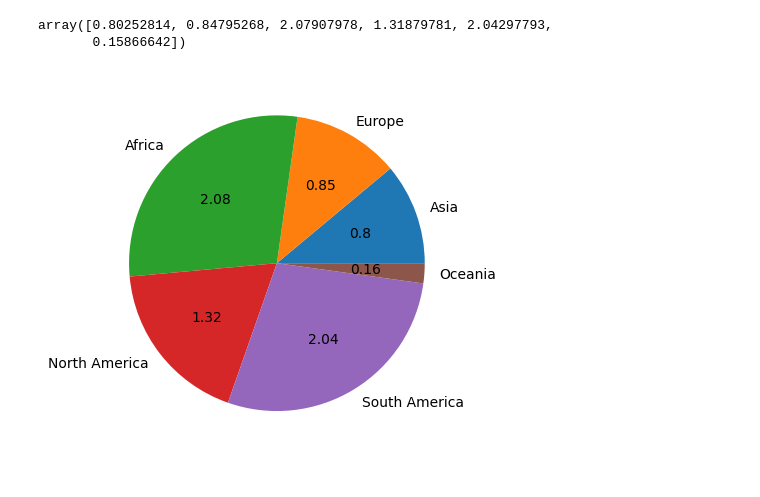
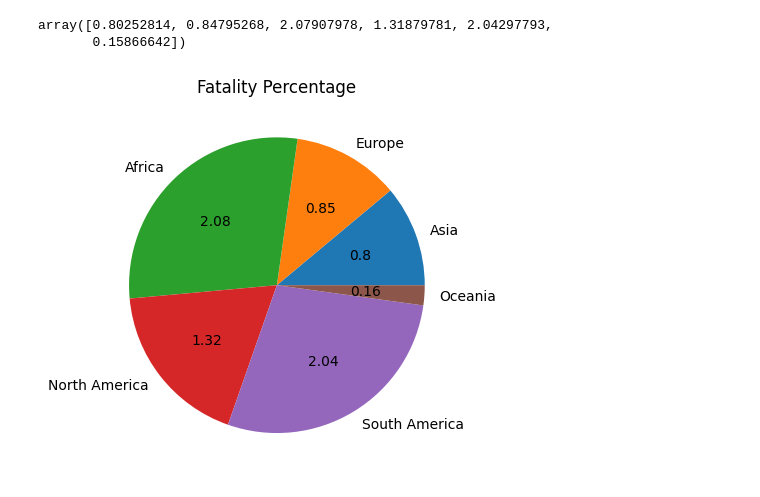
Before and after one commit to Chumardo/covid_cases_visualization, a Jupyter notebook: main.ipynb, the cells around one changed output. Cells and saved outputs as stored; diff of their text form; code cells hidden in the pictures.

Commit message:
fatality percentage

```diff
--- a/main.ipynb
+++ b/main.ipynb
@@ -95,9 +95,10 @@ array([0.80252814, 0.84795268, 2.07907978, 1.31879781, 2.04297793,
 # %%
 def prc_value(val):
     a  = np.around(val*fatal_prc.sum()/100, decimals=2)
     return a
 
 plt.pie(fatal_prc, labels = mylabels, autopct=prc_value)
+plt.title("Fatality Percentage")
 plt.show()
 # %% [output]
-[figure, old version]
+[figure, new version]
```
